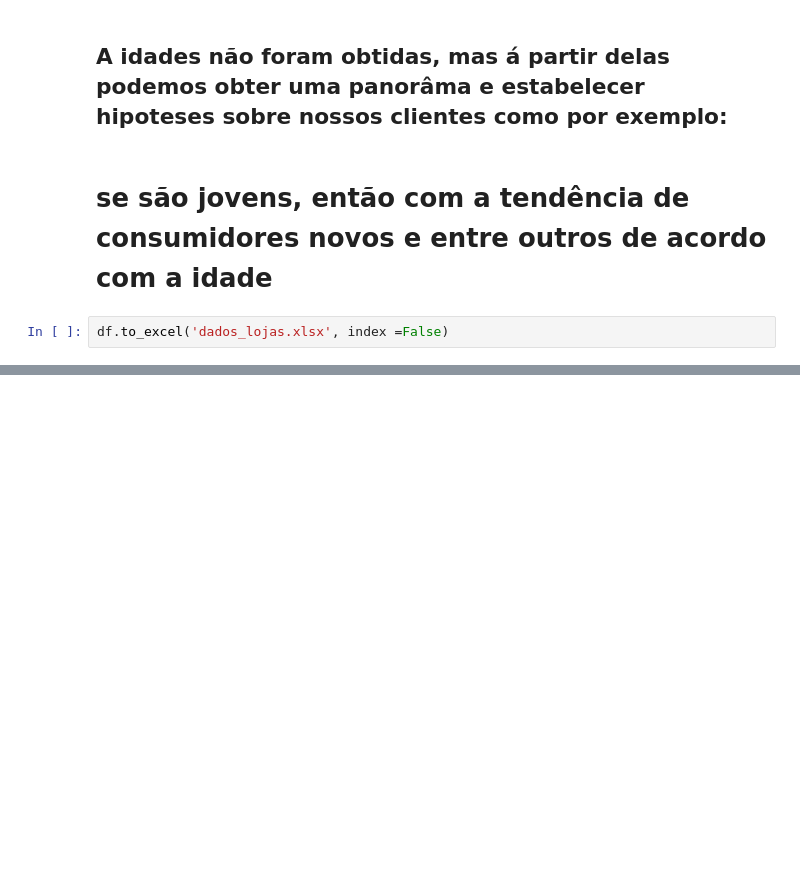
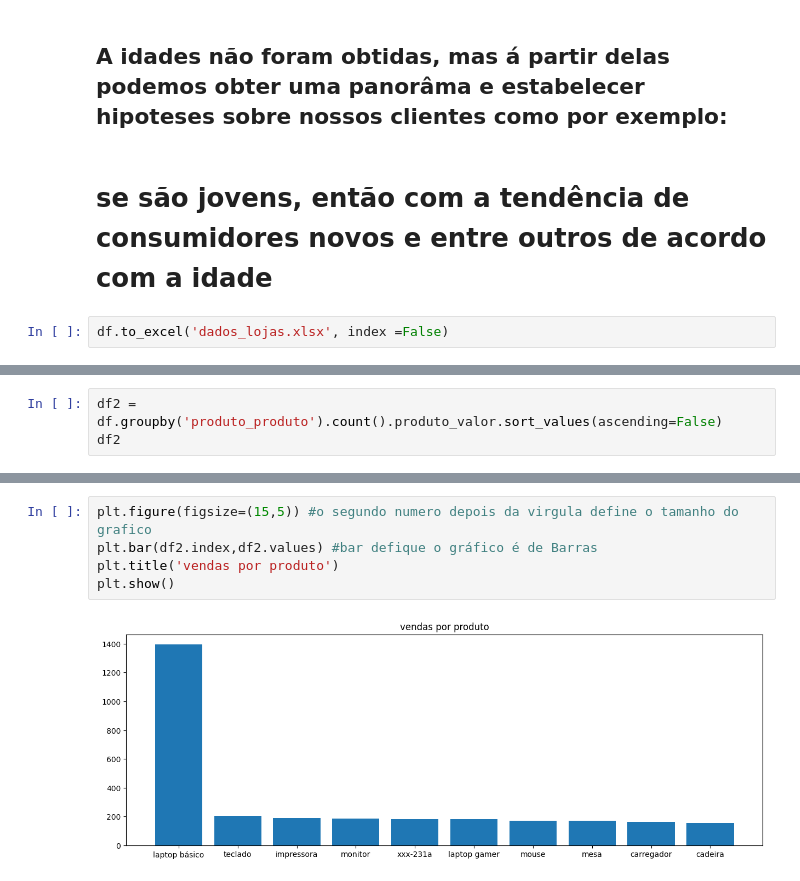
Before and after one commit to gamiel075/analise-de-dados, a Jupyter notebook: analise3.ipynb, the cells around one changed output, grey strips where cells are left out. Saved outputs shown, nothing was run; the diff lists cells and outputs as text; blank space fills up the shorter version.

```diff
--- a/analise3.ipynb
+++ b/analise3.ipynb
@@ -891,0 +970,3 @@ df.to_excel('dados_lojas.xlsx', index =False)
+# %%
+df2 = df.groupby('produto_produto').count().produto_valor.sort_values(ascending=False)
+df2
@@ -891,0 +986,7 @@ df.to_excel('dados_lojas.xlsx', index =False)
+# %%
+plt.figure(figsize=(15,5)) #o segundo numero depois da virgula define o tamanho do grafico
+plt.bar(df2.index,df2.values) #bar defique o gráfico é de Barras
+plt.title('vendas por produto')
+plt.show()
+# %% [output]
+[figure, added]
```
Also changed, not shown: parts of 10 cells of this notebook, 1 other file.
